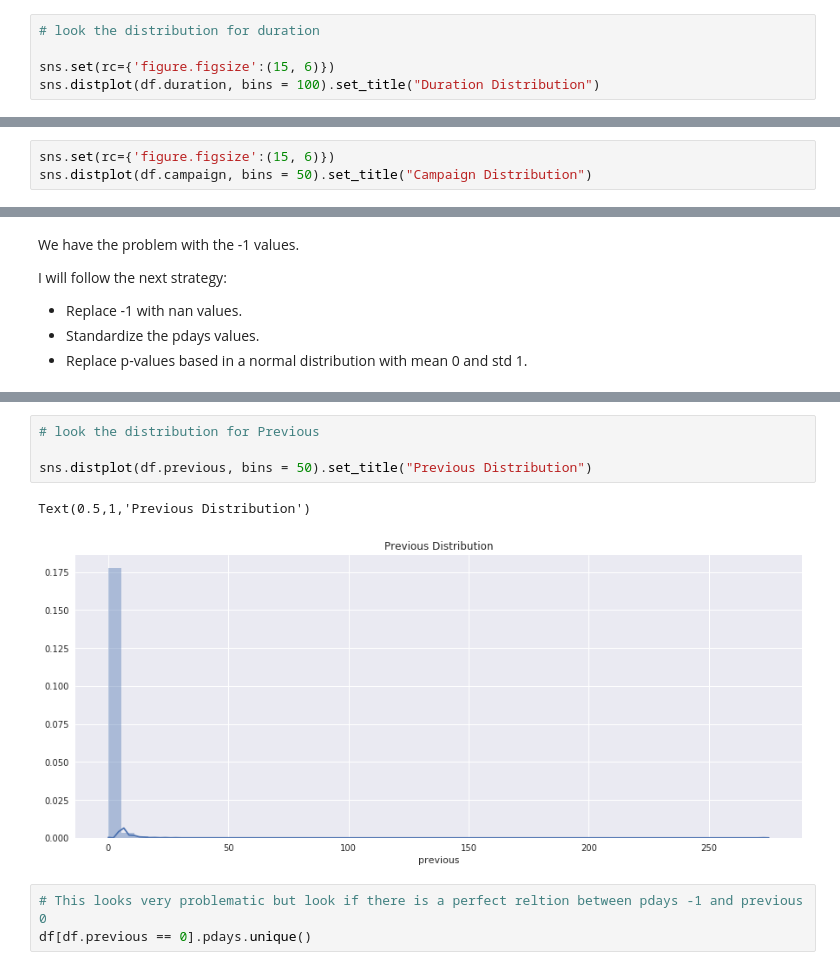
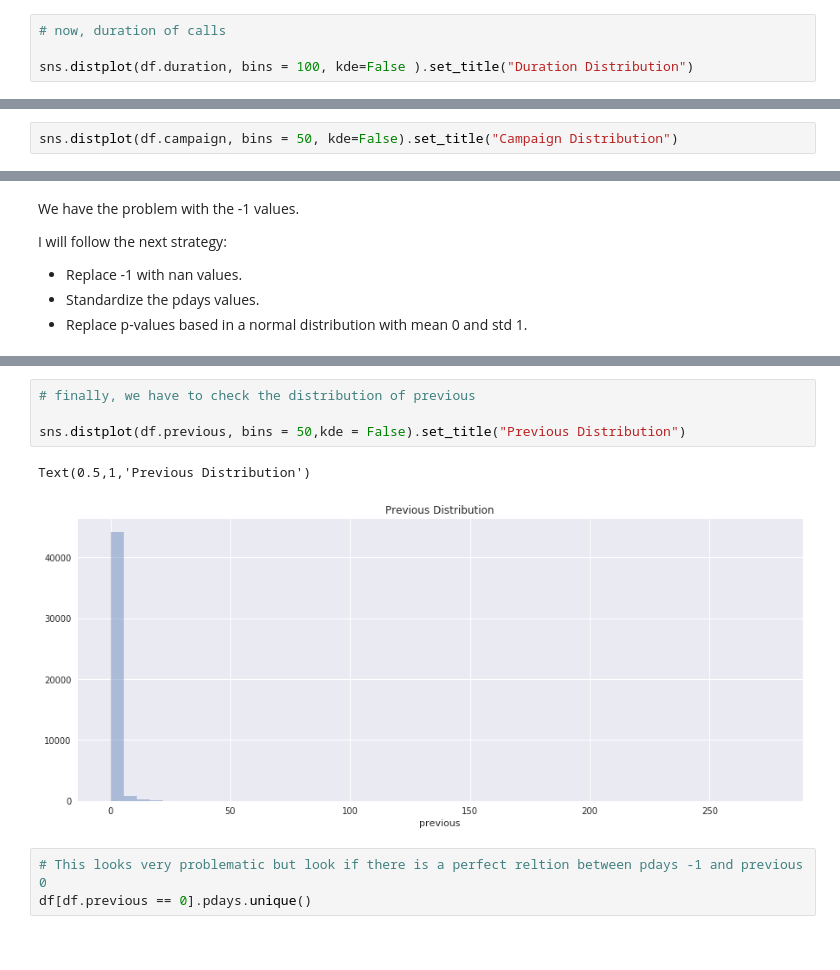
Before and after one commit to jorgeluisztr/data-intuition-bankmarketing-python, a Jupyter notebook: marketingbank.ipynb, the cells around one changed output, grey strips where cells are left out. Drawn from its saved outputs; the diff is of its cells as text.

```diff
--- a/marketingbank.ipynb
+++ b/marketingbank.ipynb
@@ -258,9 +261,8 @@ Text(0.5,1,'Day Distribution')
 # %% [markdown]
 day looks ok i.e. there is no outliers
 # %%
-# look the distribution for duration
+# now, duration of calls
 
-sns.set(rc={'figure.figsize':(15, 6)})
-sns.distplot(df.duration, bins = 100).set_title("Duration Distribution")
+sns.distplot(df.duration, bins = 100, kde=False ).set_title("Duration Distribution")
 # %% [output]
 Text(0.5,1,'Duration Distribution')
@@ -270,7 +272,6 @@ Text(0.5,1,'Duration Distribution')
 treshold = 1200 # more than 20 minutes
 df.duration = np.where(df.duration > treshold, treshold, df.duration)
 # %%
-sns.set(rc={'figure.figsize':(15, 6)})
-sns.distplot(df.campaign, bins = 50).set_title("Campaign Distribution")
+sns.distplot(df.campaign, bins = 50, kde=False).set_title("Campaign Distribution")
 # %% [output]
 Text(0.5,1,'Campaign Distribution')
@@ -309,10 +311,10 @@ df[df.pdays.isnull()].head()
 # %%
-# look the distribution for Previous
+# finally, we have to check the distribution of previous
 
-sns.distplot(df.previous, bins = 50).set_title("Previous Distribution")
+sns.distplot(df.previous, bins = 50,kde = False).set_title("Previous Distribution")
 # %% [output]
 Text(0.5,1,'Previous Distribution')
-[figure, old version]
+[figure, new version]
 # %%
 # This looks very problematic but look if there is a perfect reltion between pdays -1 and previous 0
 df[df.previous == 0].pdays.unique()
```
Also changed, not shown: parts of 28 cells of this notebook.
